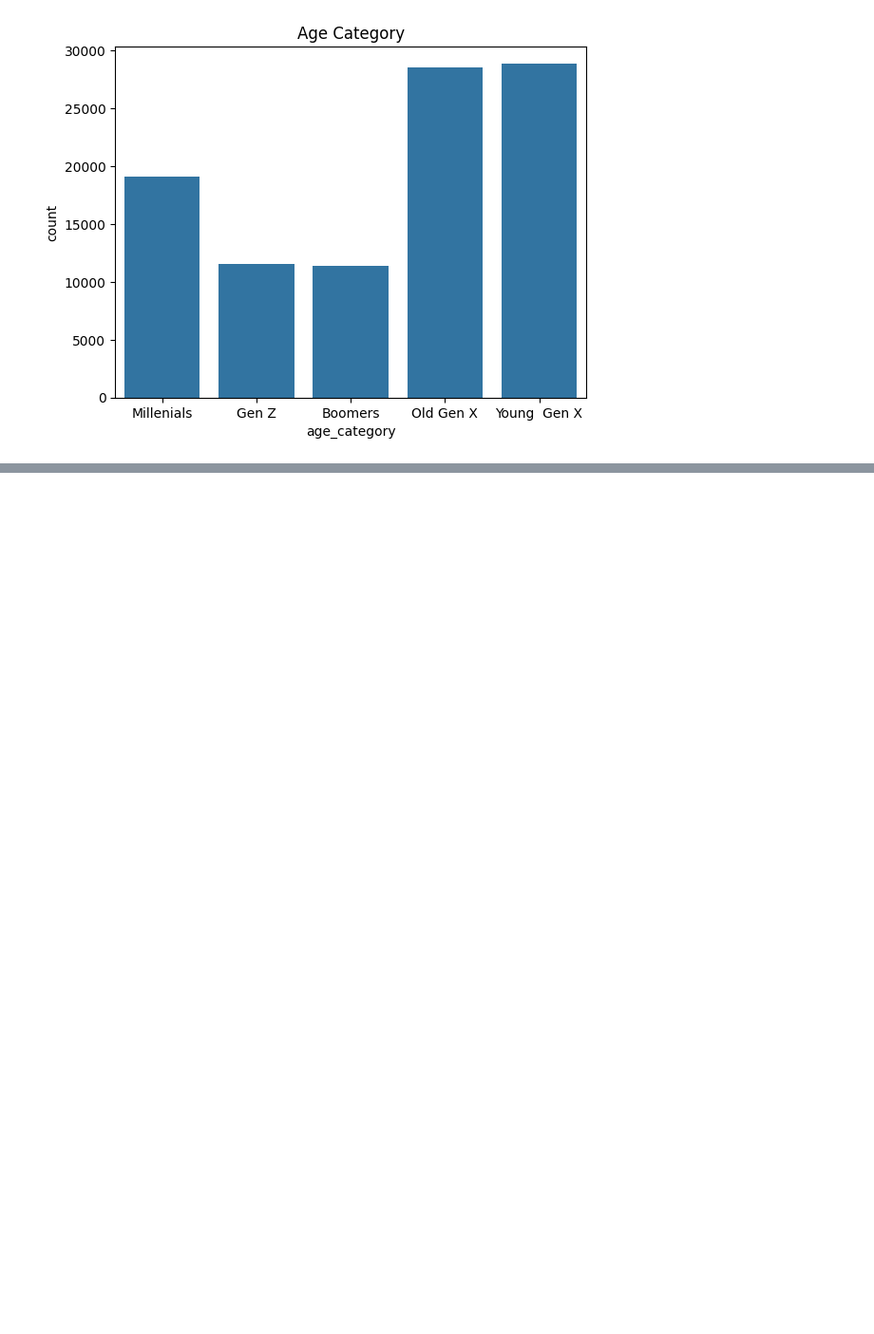
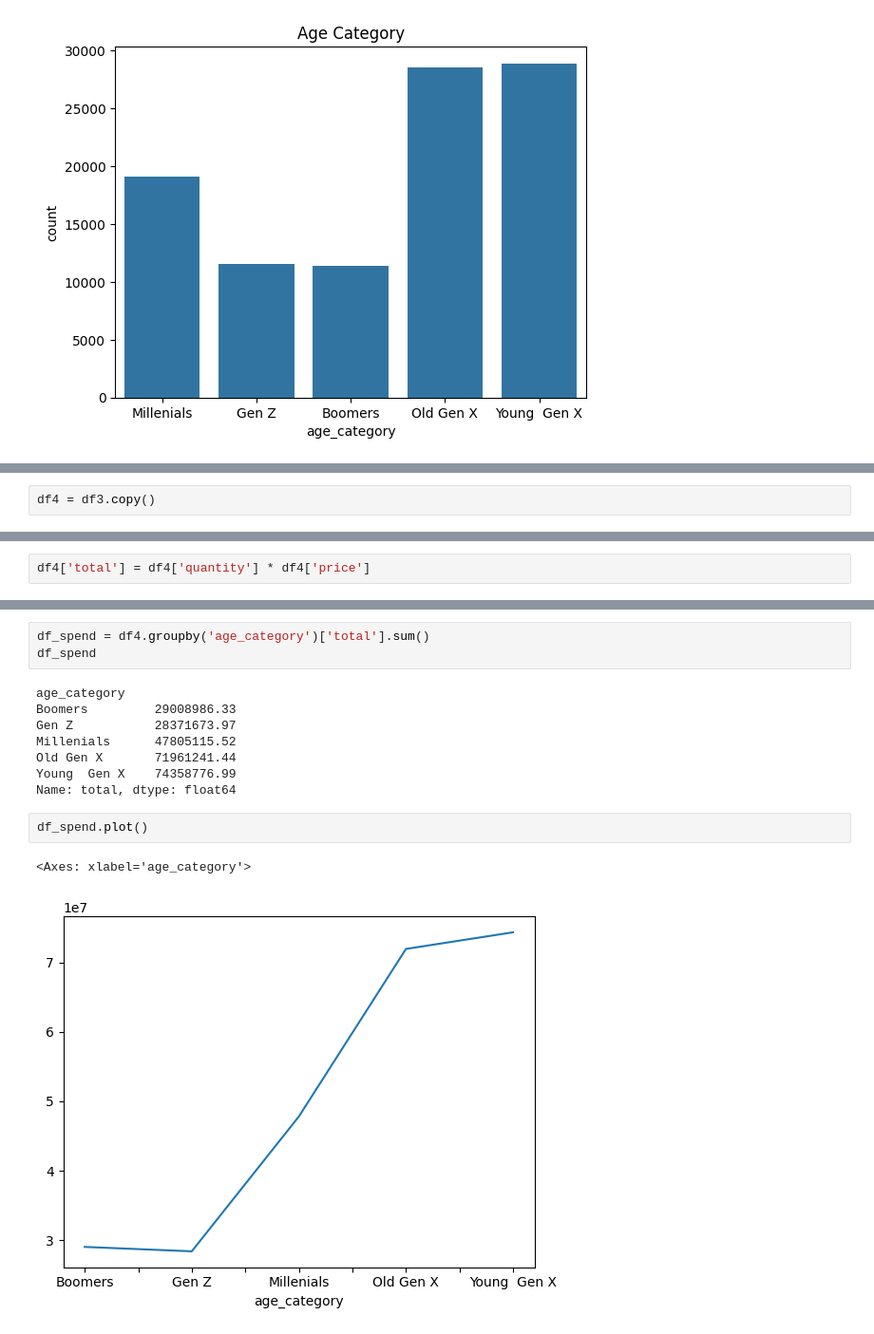
Before and after one commit to Maxterjs99/retail-project, a Jupyter notebook: retail.ipynb, the cells around one changed output, grey strips where cells are left out. Shown at 95% size. Saved outputs shown, nothing was run; the diff lists cells and outputs as text; blank space fills up the shorter version.

Commit message:
graphic of q_n3

```diff
--- a/retail.ipynb
+++ b/retail.ipynb
@@ -232,0 +235,2 @@ sns.countplot(data=df3, x='age_category').set(title='Age Category')
+# %%
+df4 = df3.copy()
@@ -232,0 +246,2 @@ sns.countplot(data=df3, x='age_category').set(title='Age Category')
+# %%
+df4['total'] = df4['quantity'] * df4['price']
@@ -232,0 +268,16 @@ sns.countplot(data=df3, x='age_category').set(title='Age Category')
+# %%
+df_spend = df4.groupby('age_category')['total'].sum()
+df_spend
+# %% [output]
+age_category
+Boomers         29008986.33
+Gen Z           28371673.97
+Millenials      47805115.52
+Old Gen X       71961241.44
+Young  Gen X    74358776.99
+Name: total, dtype: float64
+# %%
+df_spend.plot()
+# %% [output]
+<Axes: xlabel='age_category'>
+[figure, added]
```
Also changed, not shown: parts of 3 cells of this notebook.
